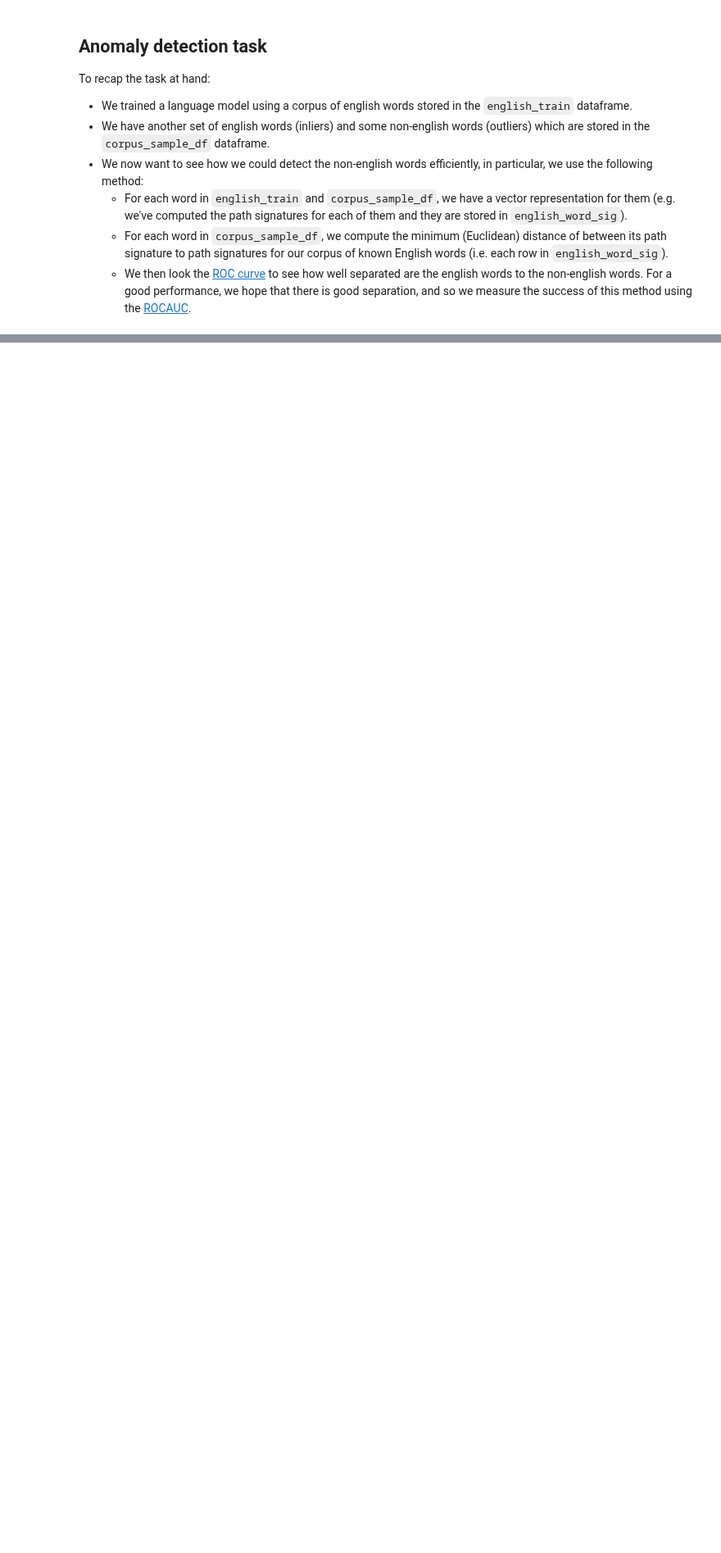
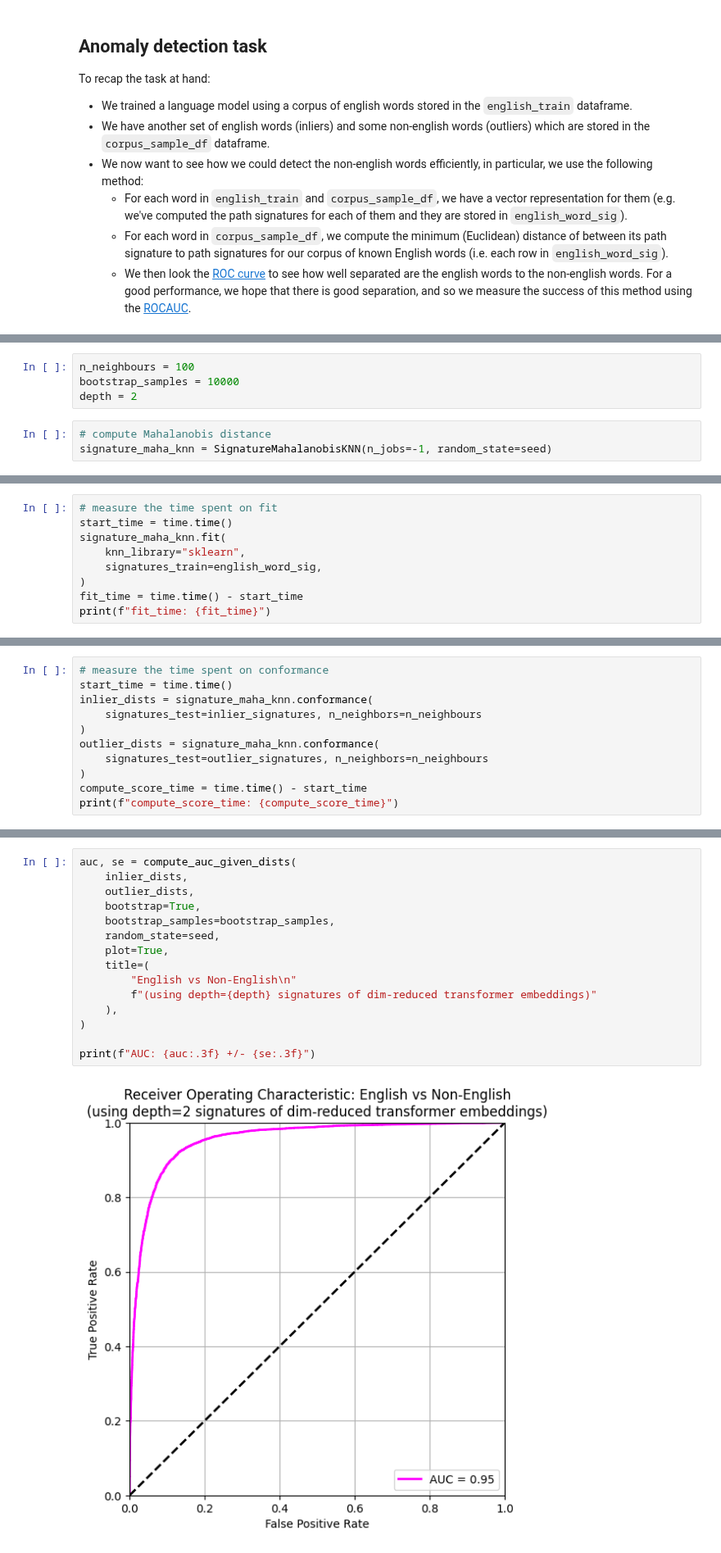
Before and after one commit to datasig-ac-uk/signature_applications, a Jupyter notebook: anomaly_detection_language_dataset/alphabet_analysis.ipynb, the cells around one changed output, grey strips where cells are left out. Shown at 82% size. Cells and saved outputs as stored; diff of their text form; blank space fills up the shorter version.

Commit message:
use signature_mahalanobis_knn library for anomaly detection

```diff
--- a/anomaly_detection_language_dataset/alphabet_analysis.ipynb
+++ b/anomaly_detection_language_dataset/alphabet_analysis.ipynb
@@ -433,0 +697,7 @@ compute_scores(main_corpus=english_word_sig,
+# %%
+n_neighbours = 100
+bootstrap_samples = 10000
+depth = 2
+# %%
+# compute Mahalanobis distance
+signature_maha_knn = SignatureMahalanobisKNN(n_jobs=-1, random_state=seed)
@@ -433,0 +715,9 @@ compute_scores(main_corpus=english_word_sig,
+# %%
+# measure the time spent on fit
+start_time = time.time()
+signature_maha_knn.fit(
+    knn_library="sklearn",
+    signatures_train=english_word_sig,
+)
+fit_time = time.time() - start_time
+print(f"fit_time: {fit_time}")
@@ -433,0 +726,11 @@ compute_scores(main_corpus=english_word_sig,
+# %%
+# measure the time spent on conformance
+start_time = time.time()
+inlier_dists = signature_maha_knn.conformance(
+    signatures_test=inlier_signatures, n_neighbors=n_neighbours
+)
+outlier_dists = signature_maha_knn.conformance(
+    signatures_test=outlier_signatures, n_neighbors=n_neighbours
+)
+compute_score_time = time.time() - start_time
+print(f"compute_score_time: {compute_score_time}")
@@ -433,0 +739,17 @@ compute_scores(main_corpus=english_word_sig,
+# %%
+auc, se = compute_auc_given_dists(
+    inlier_dists,
+    outlier_dists,
+    bootstrap=True,
+    bootstrap_samples=bootstrap_samples,
+    random_state=seed,
+    plot=True,
+    title=(
+        "English vs Non-English\n"
+        f"(using depth={depth} signatures of dim-reduced transformer embeddings)"
+    ),
+)
+
+print(f"AUC: {auc:.3f} +/- {se:.3f}")
+# %% [output]
+[figure, added]
```
Also changed, not shown: parts of 79 cells of this notebook, 1 other file.
